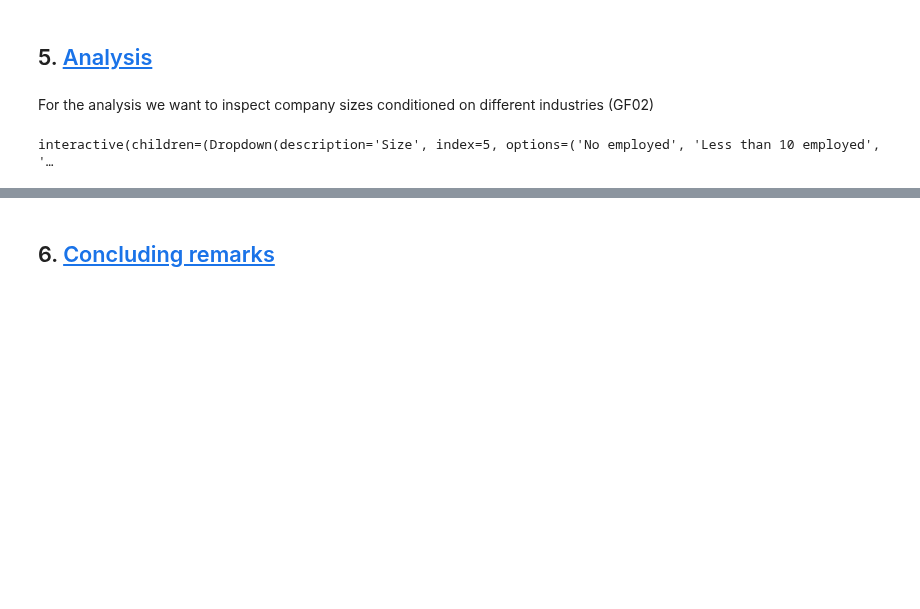
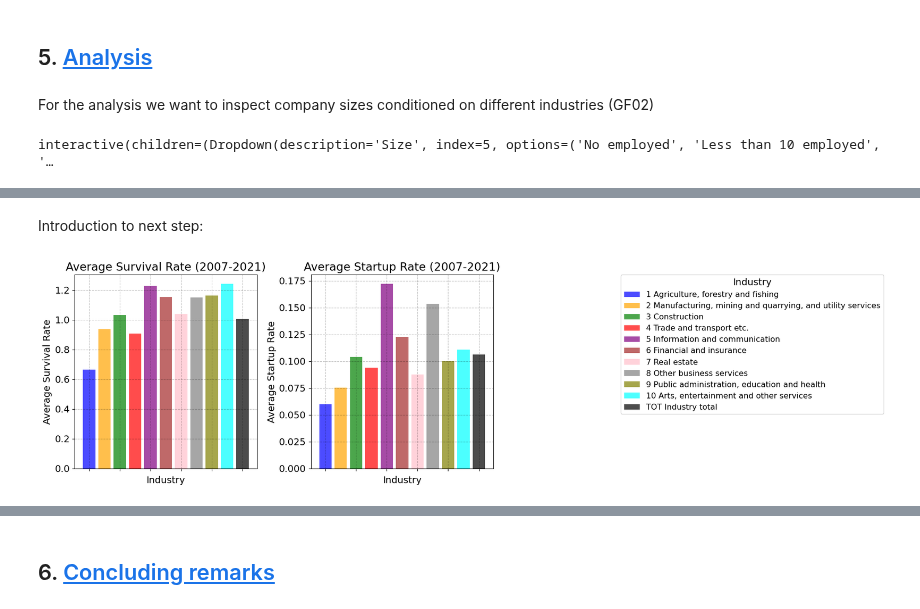
Before and after one commit to NumEconCopenhagen/projects-2024-emil-og-simon, a Jupyter notebook: dataproject/dataproject.ipynb, the cells around one changed output, grey strips where cells are left out. Drawn from its saved outputs; the diff is of its cells as text; code cells hidden in the pictures; blank space fills up the shorter version.

```diff
--- a/dataproject/dataproject.ipynb
+++ b/dataproject/dataproject.ipynb
@@ -696,8 +711,8 @@ gf02_industries_merge
 | 179 | TOT Industry total | 2021 | 328445 |
 180 rows × 3 columns
 # %%
-test = pd.merge(gf02_industries_merge, demo4_unpacked_merge, on=['industry', 'year'], how='outer')
-test
+gf02_demo4_merged = pd.merge(gf02_industries_merge, demo4_unpacked_merge, on=['industry', 'year'], how='outer')
+gf02_demo4_merged
 # %% [output]
 |  | industry | year | #companies | Employees (in full-time persons) | Export (DKK 1000) | New enterprises (number) | ... |
 | 0 | 1 Agriculture, forestry and fishing | 2007 | 40453 | 389 | 96064 | 2458 | ... |
@@ -751,0 +794,14 @@ MAKE FURTHER ANALYSIS. EXPLAIN THE CODE BRIEFLY AND SUMMARIZE THE RESULTS.
+# %%
+# Convert relevant columns to numeric data type
+gf02_demo4_merged['startups'] = pd.to_numeric(gf02_demo4_merged['startups'], errors='coerce')
+gf02_demo4_merged['bankruptcies'] = pd.to_numeric(gf02_demo4_merged['bankruptcies'], errors='coerce')
+gf02_demo4_merged['companies'] = pd.to_numeric(gf02_demo4_merged['companies'], errors='coerce')
+
+# Calculate survival rate
+gf02_demo4_merged['survival_rate'] = gf02_demo4_merged['startups'] / gf02_demo4_merged['bankruptcies']
+
+# Calculate startup rate
+gf02_demo4_merged['startup_rate'] = gf02_demo4_merged['startups'] / gf02_demo4_merged['companies']
+
+# Display the DataFrame
+gf02_demo4_merged
@@ -751,0 +822,49 @@ MAKE FURTHER ANALYSIS. EXPLAIN THE CODE BRIEFLY AND SUMMARIZE THE RESULTS.
+# %% [markdown]
+Introduction to next step:
+# %%
+# We have removed '11 Activity not stated'
+industries_of_interest = ['1 Agriculture, forestry and fishing',
+                          '2 Manufacturing, mining and quarrying, and utility services',
+                          '3 Construction',
+                          '4 Trade and transport etc.',
+                          '5 Information and communication',
+                          '6 Financial and insurance',
+                          '7 Real estate',
+                          '8 Other business services',
+                          '9 Public administration, education and health',
+                          '10 Arts, entertainment and other services',
+                          'TOT Industry total']
+
+# Define colors for each industry
+colors = ['Blue', 'Orange', 'Green', 'Red', 'Purple', 'Brown', 'Pink', 'Gray', 'Olive', 'Cyan', 'Black']
+
+# Create subplots for survival rate and startup rate
+fig, axes = plt.subplots(1, 2, figsize=(20,5))
+
+# Plot average survival rate
+plt.subplot(1, 2, 1)
+for i, industry in enumerate(industries_of_interest):
+    avg_survival_rate = gf02_demo4_merged[gf02_demo4_merged['industry'] == industry]['survival_rate'].mean()
+    plt.bar(i, avg_survival_rate, color=colors[i], label=industry, alpha=0.7)
+plt.xlabel('Industry')
+plt.ylabel('Average Survival Rate')
+plt.title('Average Survival Rate (2007-2021)')
+plt.gca().set_xticklabels([])
+
+# Plot average startup rate
+plt.subplot(1, 2, 2)
+for i, industry in enumerate(industries_of_interest):
+    avg_startup_rate = gf02_demo4_merged[gf02_demo4_merged['industry'] == industry]['startup_rate'].mean()
+    plt.bar(i, avg_startup_rate, color=colors[i], label=industry, alpha=0.7)
+plt.xlabel('Industry')
+plt.ylabel('Average Startup Rate')
+plt.title('Average Startup Rate (2007-2021)')
+plt.gca().set_xticklabels([])
+
+# Add a common legend
+plt.legend(title='Industry', bbox_to_anchor=(1.7, 1), loc='upper left', borderaxespad=0., fontsize='small')
+
+plt.tight_layout()
+plt.show()
+# %% [output]
+[figure, added]
```
Also changed, not shown: parts of 32 cells of this notebook.
